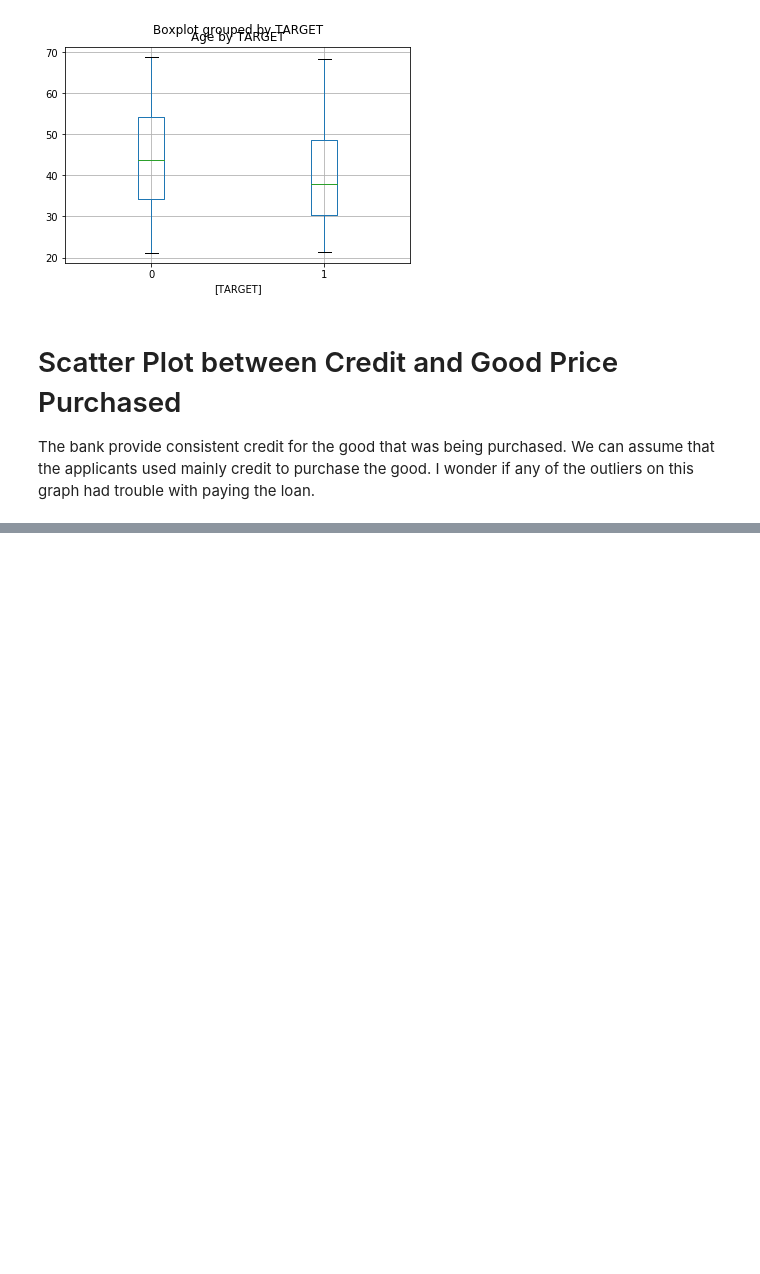
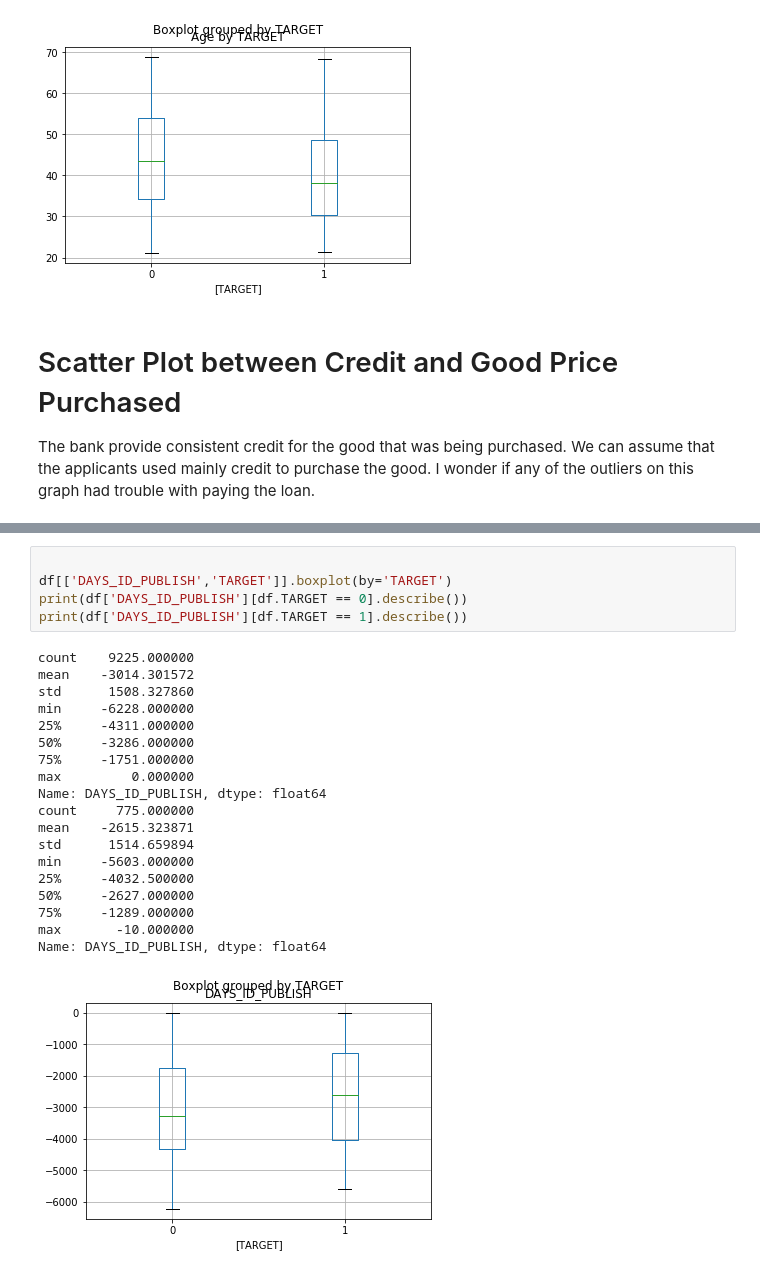
Before and after one commit to nervster/CapstoneProject1, a Jupyter notebook: Capstone1_Data_StoryTelling.ipynb, the cells around one changed output, grey strips where cells are left out. Cells and saved outputs as stored; diff of their text form; blank space fills up the shorter version.

```diff
--- a/Capstone1_Data_StoryTelling.ipynb
+++ b/Capstone1_Data_StoryTelling.ipynb
@@ -224,0 +254,25 @@ plt.show()
+# %%
+
+df[['DAYS_ID_PUBLISH','TARGET']].boxplot(by='TARGET')
+print(df['DAYS_ID_PUBLISH'][df.TARGET == 0].describe())
+print(df['DAYS_ID_PUBLISH'][df.TARGET == 1].describe())
+# %% [output]
+count    9225.000000
+mean    -3014.301572
+std      1508.327860
+min     -6228.000000
+25%     -4311.000000
+50%     -3286.000000
+75%     -1751.000000
+max         0.000000
+Name: DAYS_ID_PUBLISH, dtype: float64
+count     775.000000
+mean    -2615.323871
+std      1514.659894
+min     -5603.000000
+25%     -4032.500000
+50%     -2627.000000
+75%     -1289.000000
+max       -10.000000
+Name: DAYS_ID_PUBLISH, dtype: float64
+[figure, added]
```
Also changed, not shown: parts of 21 cells of this notebook.
